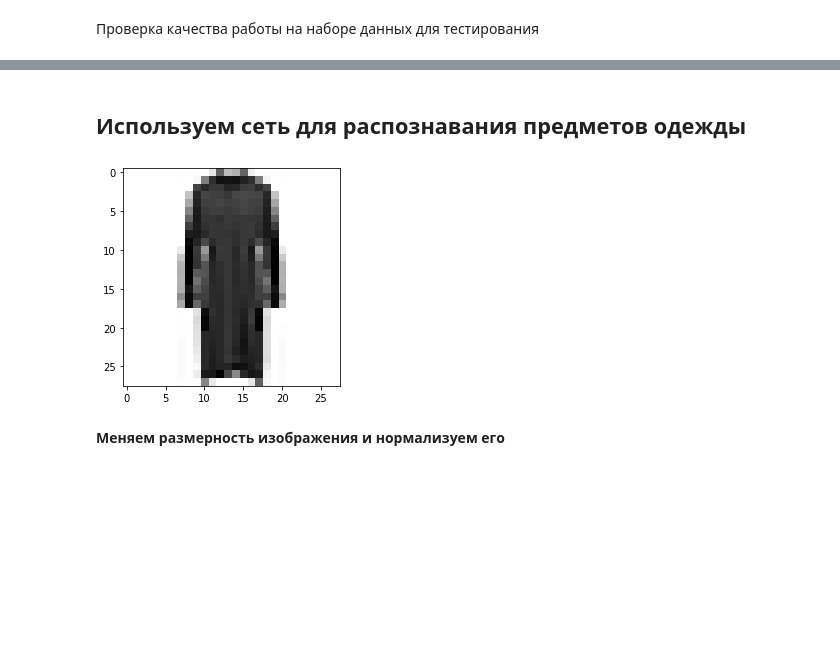
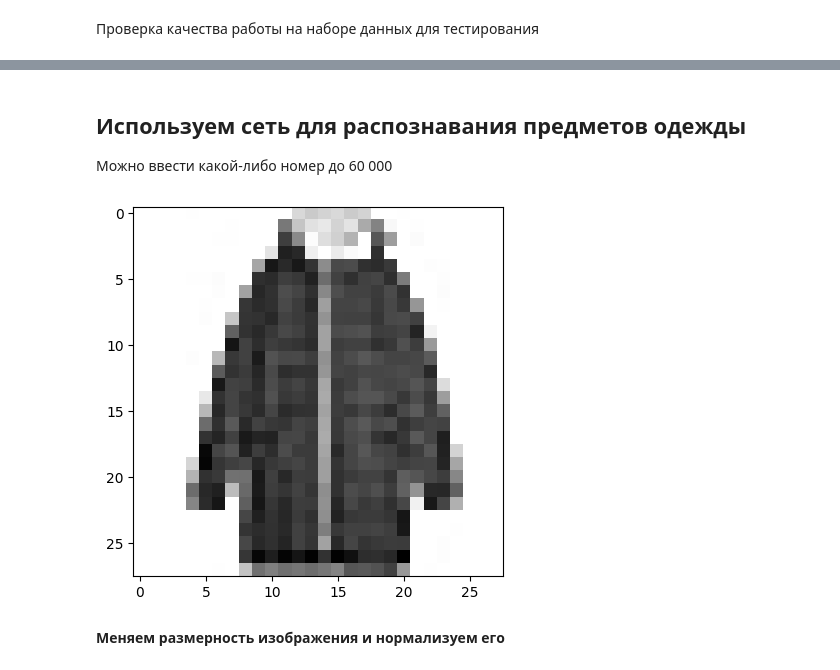
Before and after one commit to ElenaShargina/nnetworks, a Jupyter notebook: fashion_mnist.ipynb, the cells around one changed output, grey strips where cells are left out. Cells and saved outputs as stored; diff of their text form; code cells hidden in the pictures; blank space fills up the shorter version.

```diff
--- a/fashion_mnist.ipynb
+++ b/fashion_mnist.ipynb
@@ -182,2 +311,4 @@ print("Доля правильных ответов на тестовых дан
 # %% [markdown]
 ## Используем сеть для распознавания предметов одежды
+
+Можно ввести какой-либо номер  до 60 000
@@ -186,8 +315,10 @@ n_rec = 67
+# %%
+n_test = 888
 # %%
-plt.imshow(x_test[n_rec].reshape(28, 28), cmap=plt.cm.binary)
+plt.imshow(x_test[n_test].reshape(28, 28), cmap=plt.cm.binary)
 plt.show()
 # %% [output]
-[figure, old version]
+[figure, new version]
 # %% [markdown]
 **Меняем размерность изображения и нормализуем его**
 # %%
```
Also changed, not shown: parts of 61 cells of this notebook.
